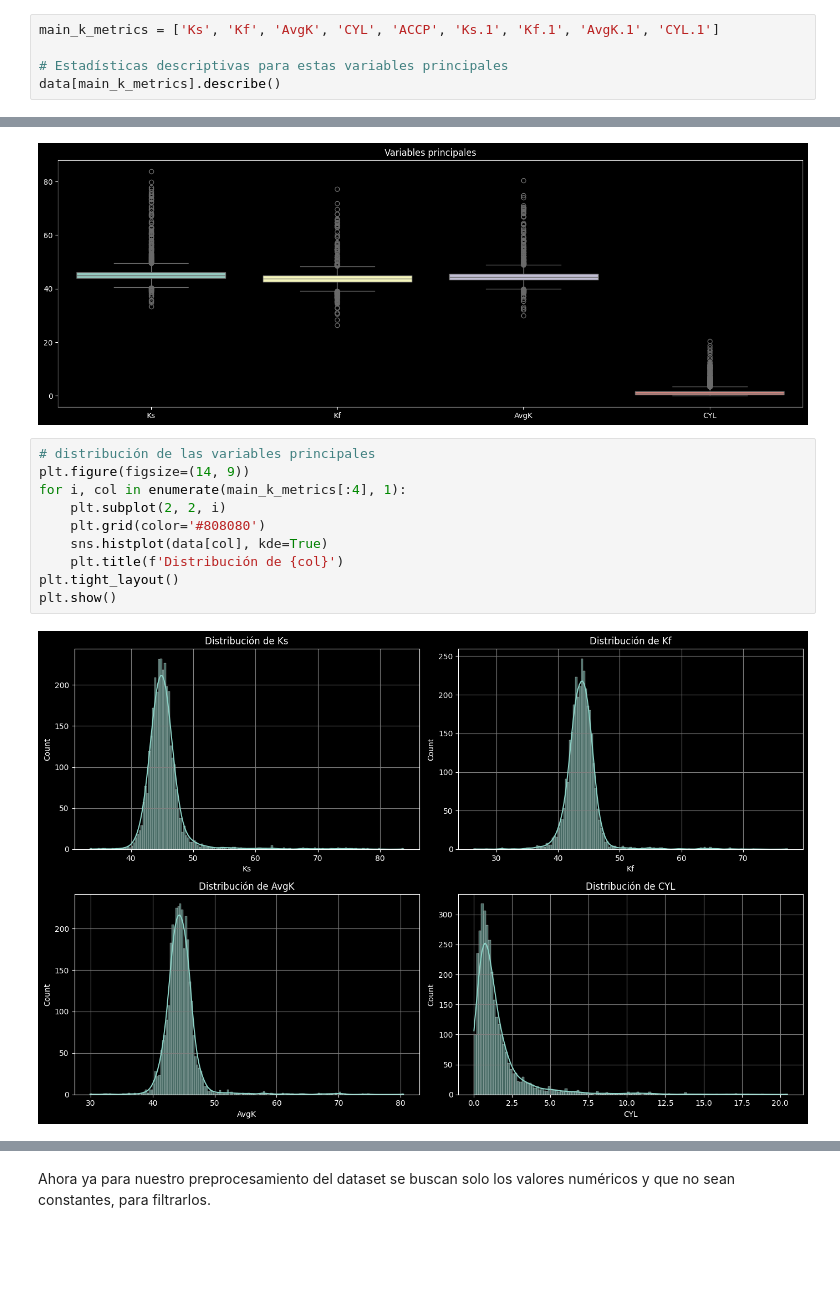
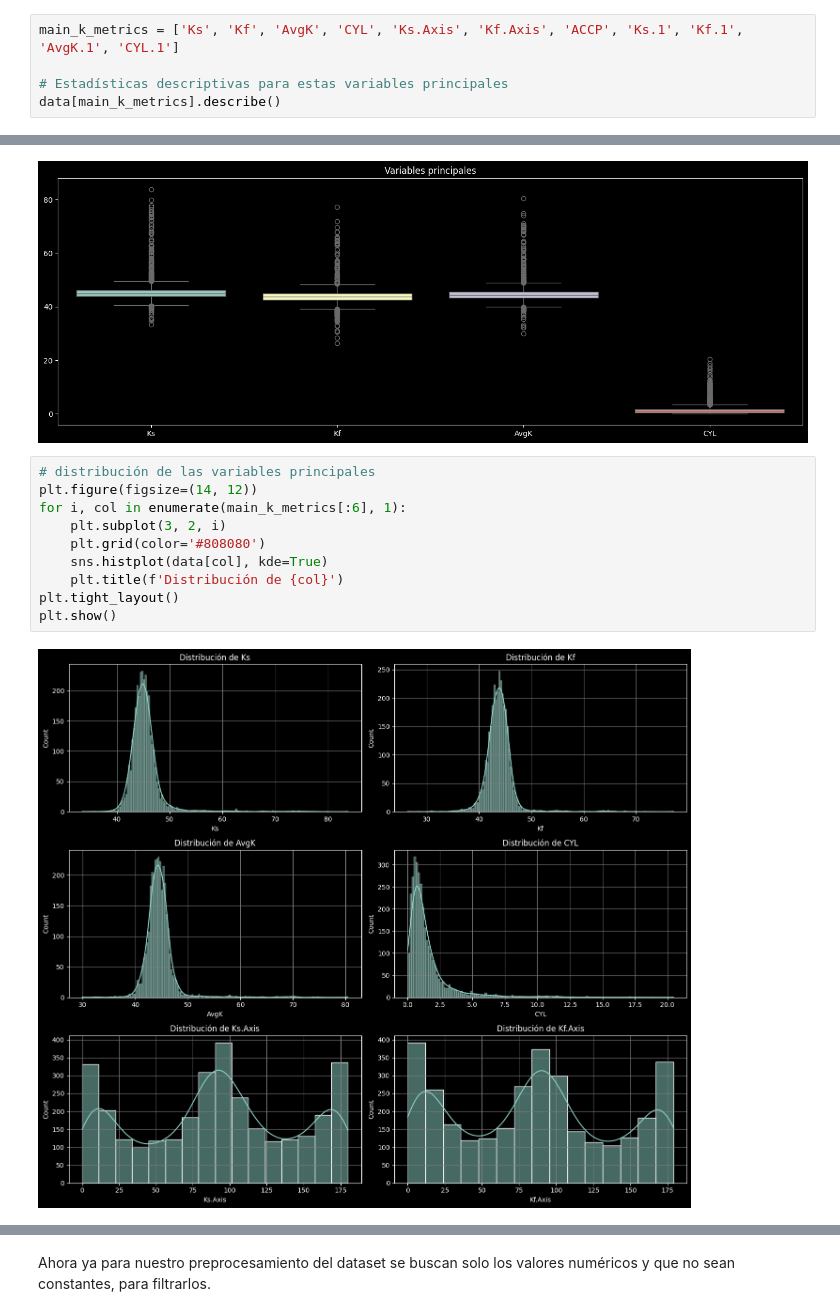
Before and after one commit to zamef/ProyectoTSBM, a Jupyter notebook: ProyectoDeteccionQueratocono.ipynb, the cells around one changed output, grey strips where cells are left out. Drawn from its saved outputs; the diff is of its cells as text; blank space fills up the shorter version.

```diff
--- a/ProyectoDeteccionQueratocono.ipynb
+++ b/ProyectoDeteccionQueratocono.ipynb
@@ -211,7 +181,7 @@ dtype: float64
 # %% [markdown]
 La selección de estas variables tiene que ver con su importancia en la queratometría y su alta correlación que presentan, tenemos por ejemplo las curvaturas cornéales o el cilindro del ojo.
 # %%
-main_k_metrics = ['Ks', 'Kf', 'AvgK', 'CYL', 'ACCP', 'Ks.1', 'Kf.1', 'AvgK.1', 'CYL.1']
+main_k_metrics = ['Ks', 'Kf', 'AvgK', 'CYL', 'Ks.Axis', 'Kf.Axis', 'ACCP', 'Ks.1', 'Kf.1', 'AvgK.1', 'CYL.1']
 
 # Estadísticas descriptivas para estas variables principales
 data[main_k_metrics].describe()
@@ -272,13 +242,13 @@ plt.show()
 [figure]
 # %%
 # distribución de las variables principales
-plt.figure(figsize=(14, 9))
-for i, col in enumerate(main_k_metrics[:4], 1):
-    plt.subplot(2, 2, i)
+plt.figure(figsize=(14, 12))
+for i, col in enumerate(main_k_metrics[:6], 1):
+    plt.subplot(3, 2, i)
     plt.grid(color='#808080')
     sns.histplot(data[col], kde=True)
     plt.title(f'Distribución de {col}')
 plt.tight_layout()
 plt.show()
 # %% [output]
-[figure, old version]
+[figure, new version]
```
Also changed, not shown: parts of 14 cells of this notebook.
